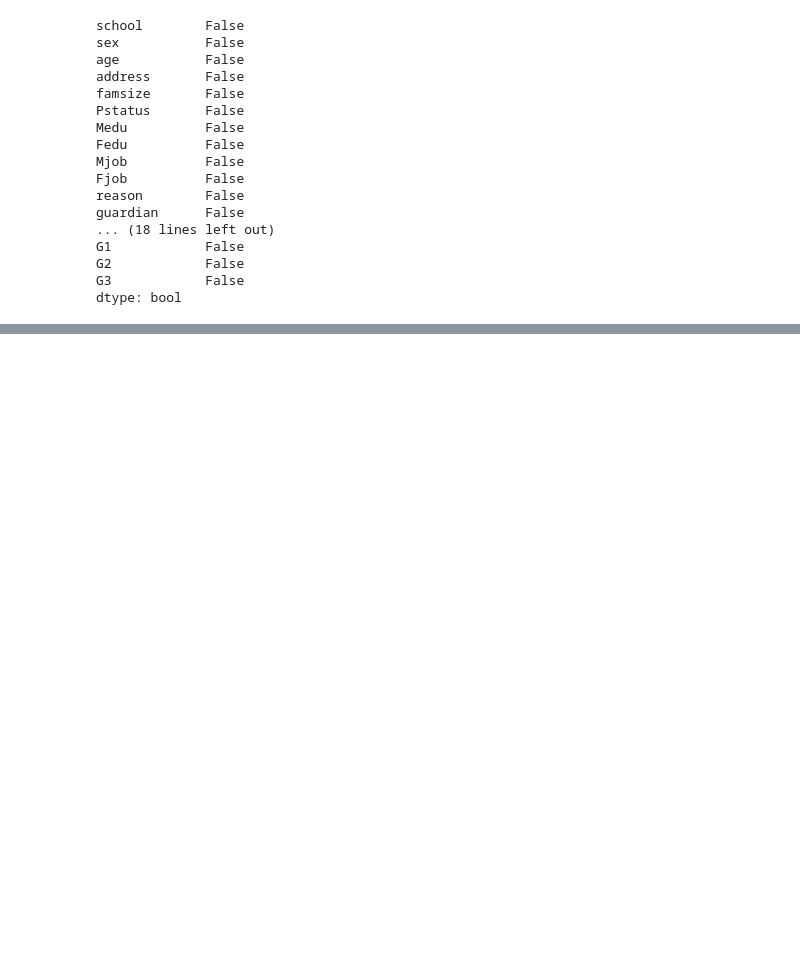
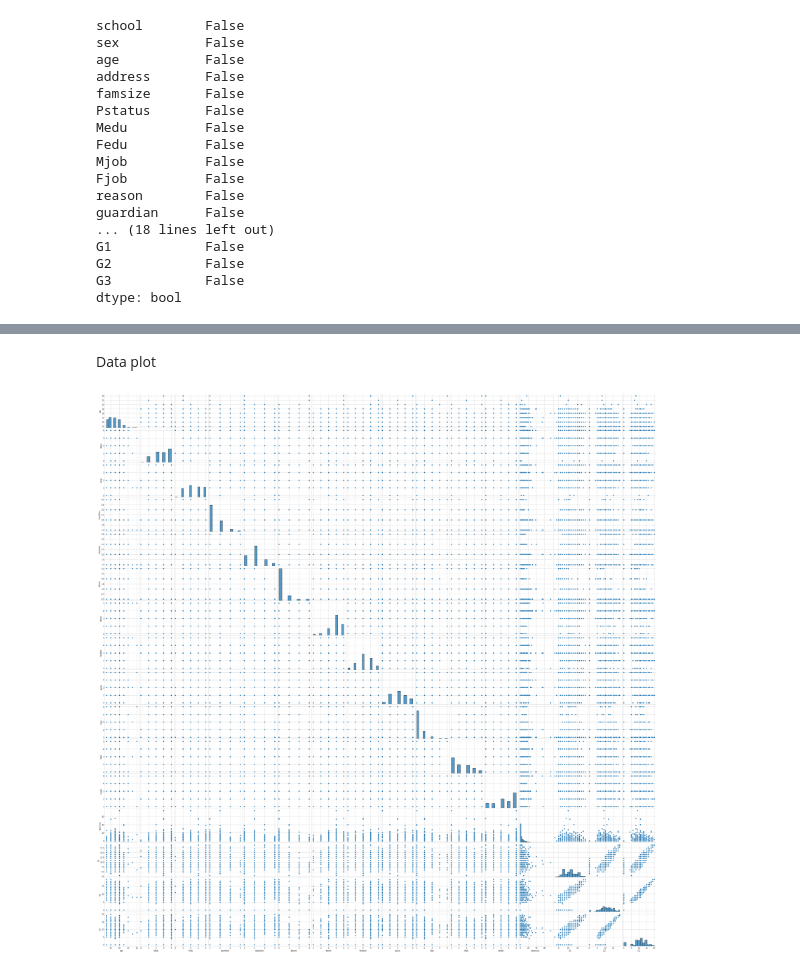
Before and after one commit to rebeccadimatteo/ExplainableAI, a Jupyter notebook: IngegnerizzazioneDatiConsumoAlcolStudentiMatematica.ipynb, the cells around one changed output, grey strips where cells are left out. Saved outputs shown, nothing was run; the diff lists cells and outputs as text; code cells hidden in the pictures; blank space fills up the shorter version.

```diff
--- a/IngegnerizzazioneDatiConsumoAlcolStudentiMatematica.ipynb
+++ b/IngegnerizzazioneDatiConsumoAlcolStudentiMatematica.ipynb
@@ -82,0 +92,9 @@ NameError: ignored
+# %% [markdown]
+Data plot
+# %%
+#data plot visualizzare dipendenze tra variabili
+sb.pairplot(df)
+#salvataggio plot
+plt.savefig('pairplor.png')
+# %% [output]
+[figure, added]
```
Also changed, not shown: parts of 3 cells of this notebook.
